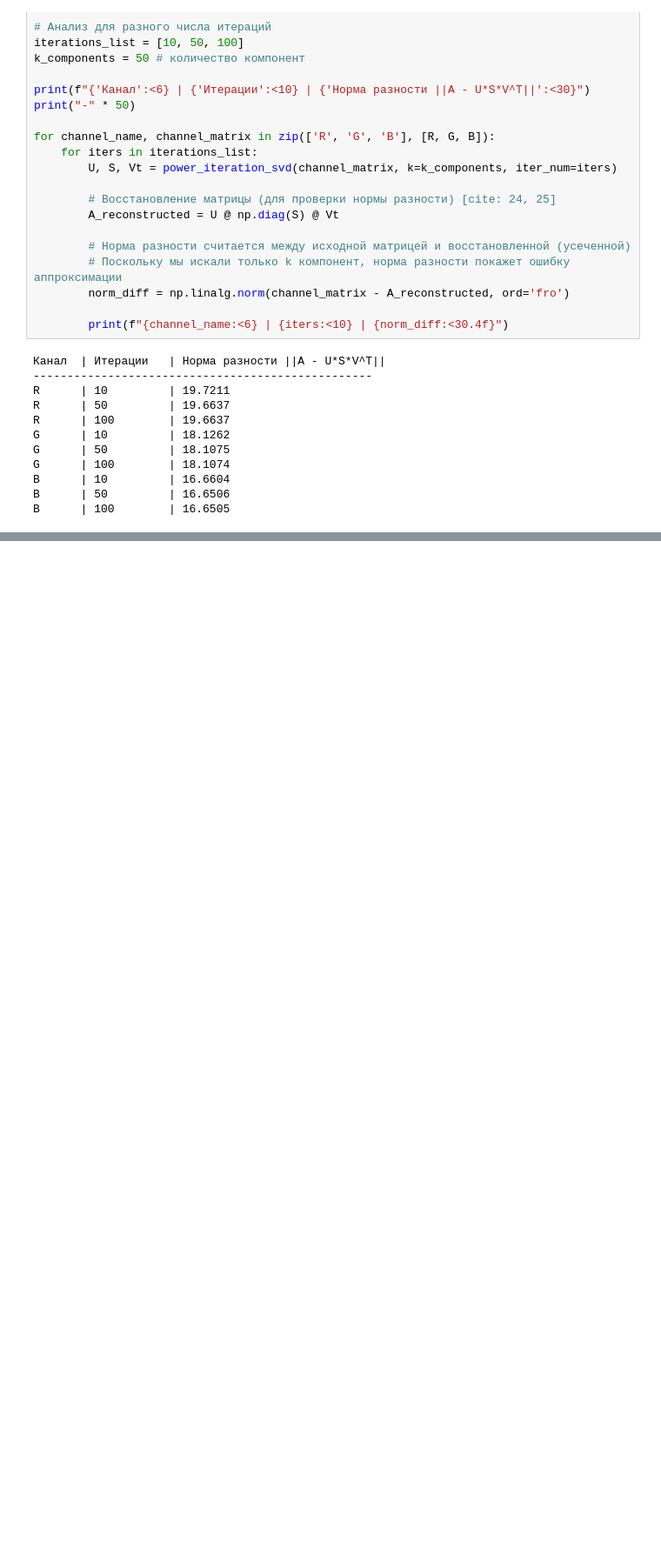
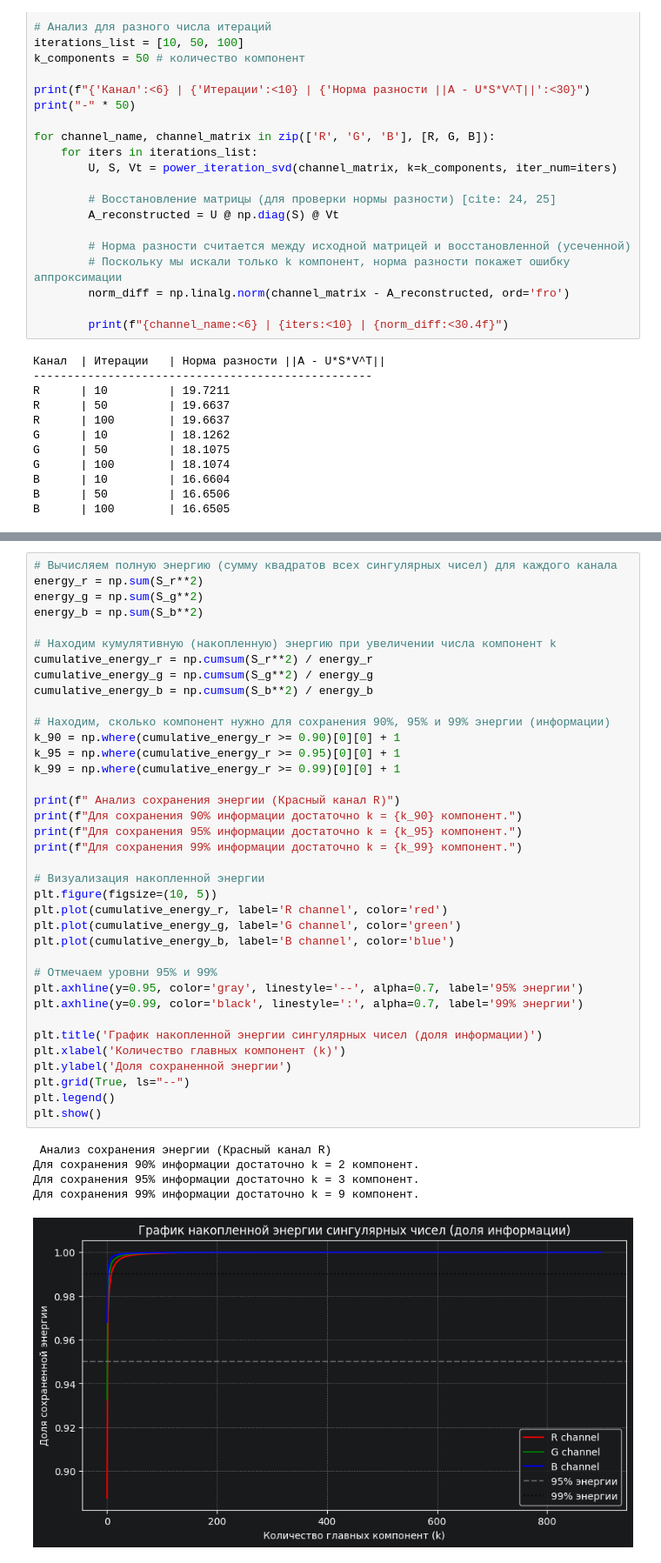
Before and after one commit to hertbex/chma_lab2, a Jupyter notebook: lab2.ipynb, the cells around one changed output, grey strips where cells are left out. Shown at 87% size. Drawn from its saved outputs; the diff is of its cells as text; blank space fills up the shorter version.

```diff
--- a/lab2.ipynb
+++ b/lab2.ipynb
@@ -232,0 +351,43 @@ plt.show()
+# %%
+# Вычисляем полную энергию (сумму квадратов всех сингулярных чисел) для каждого канала
+energy_r = np.sum(S_r**2)
+energy_g = np.sum(S_g**2)
+energy_b = np.sum(S_b**2)
+
+# Находим кумулятивную (накопленную) энергию при увеличении числа компонент k
+cumulative_energy_r = np.cumsum(S_r**2) / energy_r
+cumulative_energy_g = np.cumsum(S_g**2) / energy_g
+cumulative_energy_b = np.cumsum(S_b**2) / energy_b
+
+# Находим, сколько компонент нужно для сохранения 90%, 95% и 99% энергии (информации)
+k_90 = np.where(cumulative_energy_r >= 0.90)[0][0] + 1
+k_95 = np.where(cumulative_energy_r >= 0.95)[0][0] + 1
+k_99 = np.where(cumulative_energy_r >= 0.99)[0][0] + 1
+
+print(f" Анализ сохранения энергии (Красный канал R)")
+print(f"Для сохранения 90% информации достаточно k = {k_90} компонент.")
+print(f"Для сохранения 95% информации достаточно k = {k_95} компонент.")
+print(f"Для сохранения 99% информации достаточно k = {k_99} компонент.")
+
+# Визуализация накопленной энергии
+plt.figure(figsize=(10, 5))
+plt.plot(cumulative_energy_r, label='R channel', color='red')
+plt.plot(cumulative_energy_g, label='G channel', color='green')
+plt.plot(cumulative_energy_b, label='B channel', color='blue')
+
+# Отмечаем уровни 95% и 99%
+plt.axhline(y=0.95, color='gray', linestyle='--', alpha=0.7, label='95% энергии')
+plt.axhline(y=0.99, color='black', linestyle=':', alpha=0.7, label='99% энергии')
+
+plt.title('График накопленной энергии сингулярных чисел (доля информации)')
+plt.xlabel('Количество главных компонент (k)')
+plt.ylabel('Доля сохраненной энергии')
+plt.grid(True, ls="--")
+plt.legend()
+plt.show()
+# %% [output]
+ Анализ сохранения энергии (Красный канал R)
+Для сохранения 90% информации достаточно k = 2 компонент.
+Для сохранения 95% информации достаточно k = 3 компонент.
+Для сохранения 99% информации достаточно k = 9 компонент.
+[figure, added]
```
Also changed, not shown: parts of 8 cells of this notebook.
